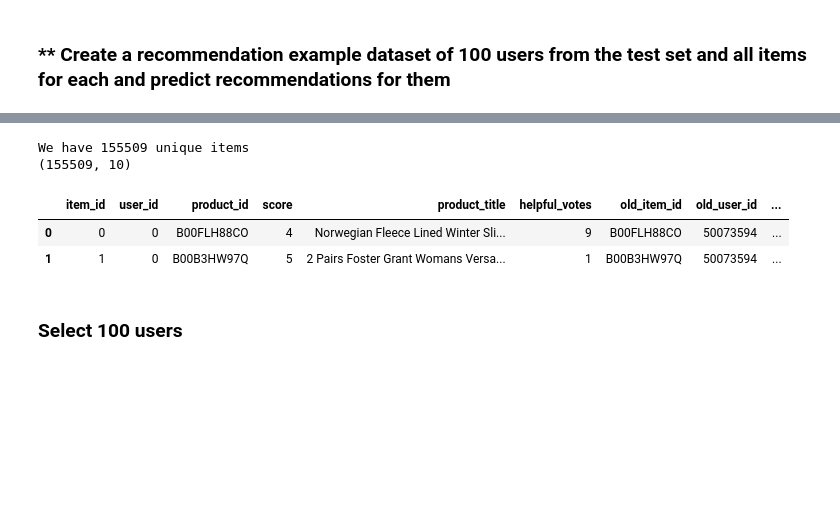
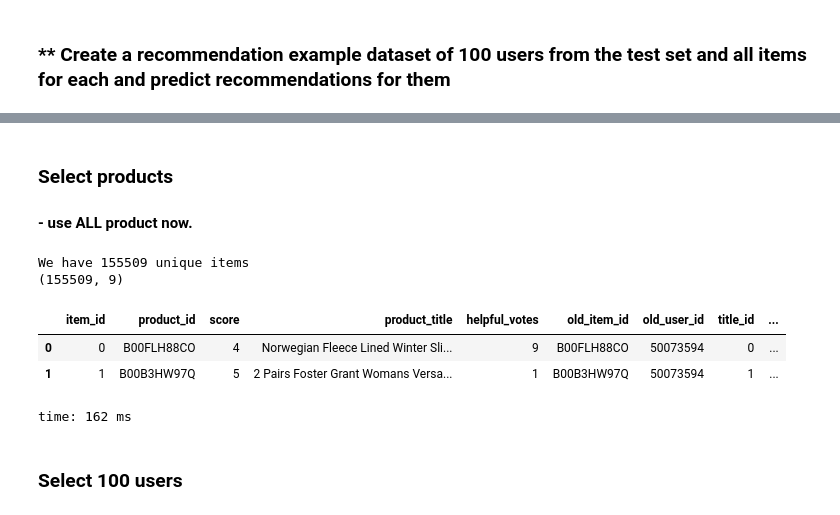
Before and after one commit to j4baek/dse260-CapStone-Amazon, a Jupyter notebook: Keras-DeepRecommender-Shoes/5_Deploy/Amazon_Recommender_System-Shoes.ipynb, the cells around one changed output, grey strips where cells are left out. Saved outputs shown, nothing was run; the diff lists cells and outputs as text; code cells hidden in the pictures; blank space fills up the shorter version.

```diff
--- a/Keras-DeepRecommender-Shoes/5_Deploy/Amazon_Recommender_System-Shoes.ipynb
+++ b/Keras-DeepRecommender-Shoes/5_Deploy/Amazon_Recommender_System-Shoes.ipynb
@@ -220,22 +226,27 @@ Index(['user_id', 'product_id', 'score', 'product_title', 'helpful_votes',
+# %% [markdown]
+### Select products
+#### - use ALL product now.
 # %%
 items = review_data.item_id.unique()
 df_items = pd.DataFrame(data=items.flatten(),columns=['item_id'])
 df_items = pd.merge(df_items,review_data,how='left',left_on=('item_id'),right_on=('item_id'))
 
+### use all products
 # df_items= df_items.sample(100)
 
 df_items['key'] = 1
 print ("We have %d unique items  "%df_items['item_id'].shape[0])
 # df_items= df_items[['item_id', 'description', 'category', 'title', 'title_id', 'price', 'price_id', 'brand', 'key']]
-df_items= df_items[['item_id', 'user_id', 'product_id', 'score', 'product_title', 'helpful_votes', 'old_item_id', 'old_user_id', 'title_id', 'key']]
+df_items= df_items[['item_id',  'product_id', 'score', 'product_title', 'helpful_votes', 'old_item_id', 'old_user_id', 'title_id', 'key']]
 print(df_items.shape)
 df_items.head(2)
 # %% [output]
 We have 155509 unique items
-(155509, 10)
+(155509, 9)
-|  | item_id | user_id | product_id | score | product_title | helpful_votes | old_item_id | old_user_id | ... |
-| 0 | 0 | 0 | B00FLH88CO | 4 | Norwegian Fleece Lined Winter Sli... | 9 | B00FLH88CO | 50073594 | ... |
-| 1 | 1 | 0 | B00B3HW97Q | 5 | 2 Pairs Foster Grant Womans Versa... | 1 | B00B3HW97Q | 50073594 | ... |
+|  | item_id | product_id | score | product_title | helpful_votes | old_item_id | old_user_id | title_id | ... |
+| 0 | 0 | B00FLH88CO | 4 | Norwegian Fleece Lined Winter Sli... | 9 | B00FLH88CO | 50073594 | 0 | ... |
+| 1 | 1 | B00B3HW97Q | 5 | 2 Pairs Foster Grant Womans Versa... | 1 | B00B3HW97Q | 50073594 | 1 | ... |
+time: 162 ms
 # %% [markdown]
 ### Select 100 users
 # %%
```
Also changed, not shown: parts of 48 cells of this notebook.
